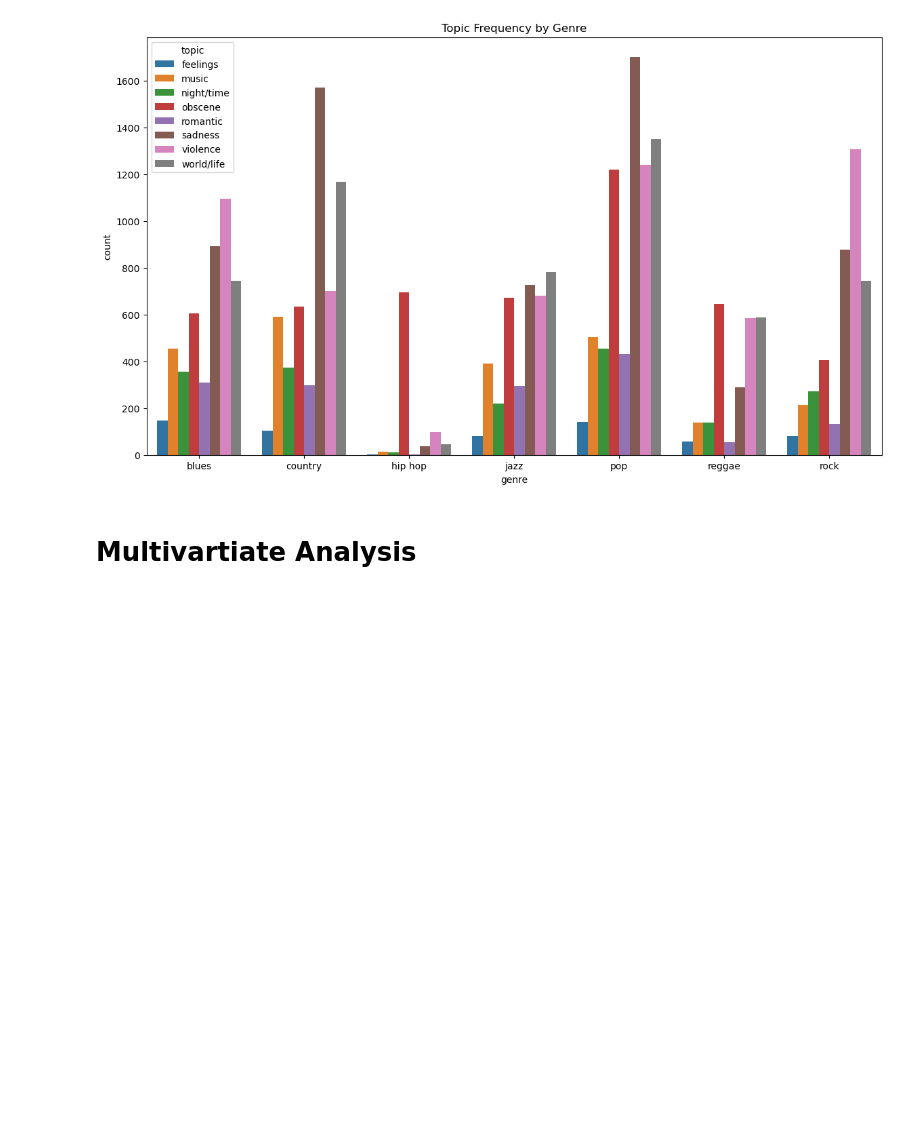
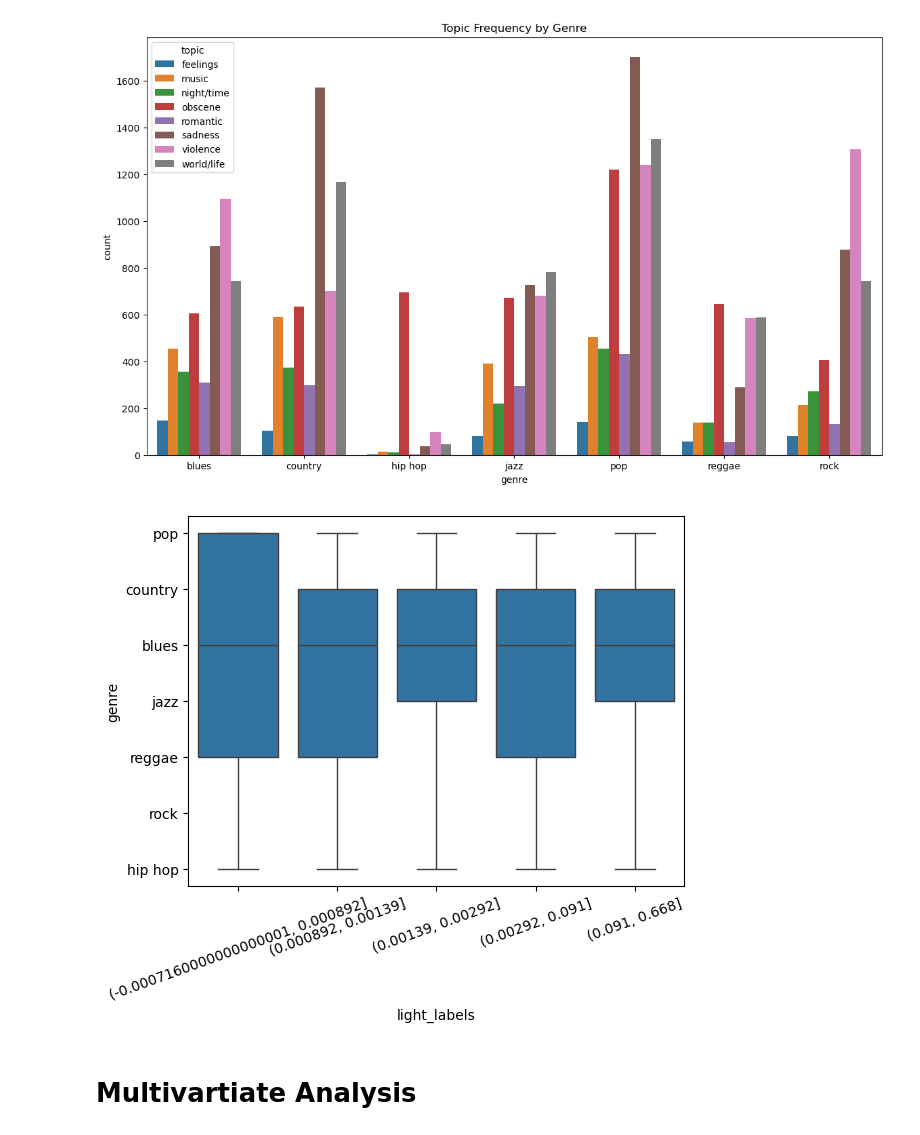
Before and after one commit to MaimunaBawa/Music_Recommendation_Algorithm, a Jupyter notebook: EDA-1.ipynb, the cells around one changed output. Cells and saved outputs as stored; diff of their text form; code cells hidden in the pictures; blank space fills up the shorter version.

```diff
--- a/EDA-1.ipynb
+++ b/EDA-1.ipynb
@@ -231,3 +258,11 @@ Text(0.5, 1.0, 'Topic Frequency by Genre')
+# %%
+df["light_labels"] = pd.qcut(df["light/visual perceptions"], 5)
+# %%
+sns.boxplot(data=df, x="light_labels", y="genre")
+plt.tick_params(axis='x', rotation=20, labelsize=10, labelcolor='black')
+plt.show()
+# %% [output]
+[figure, added]
 # %% [markdown]
 # Multivartiate Analysis
 # %%
```
Also changed, not shown: parts of 3 cells of this notebook.
